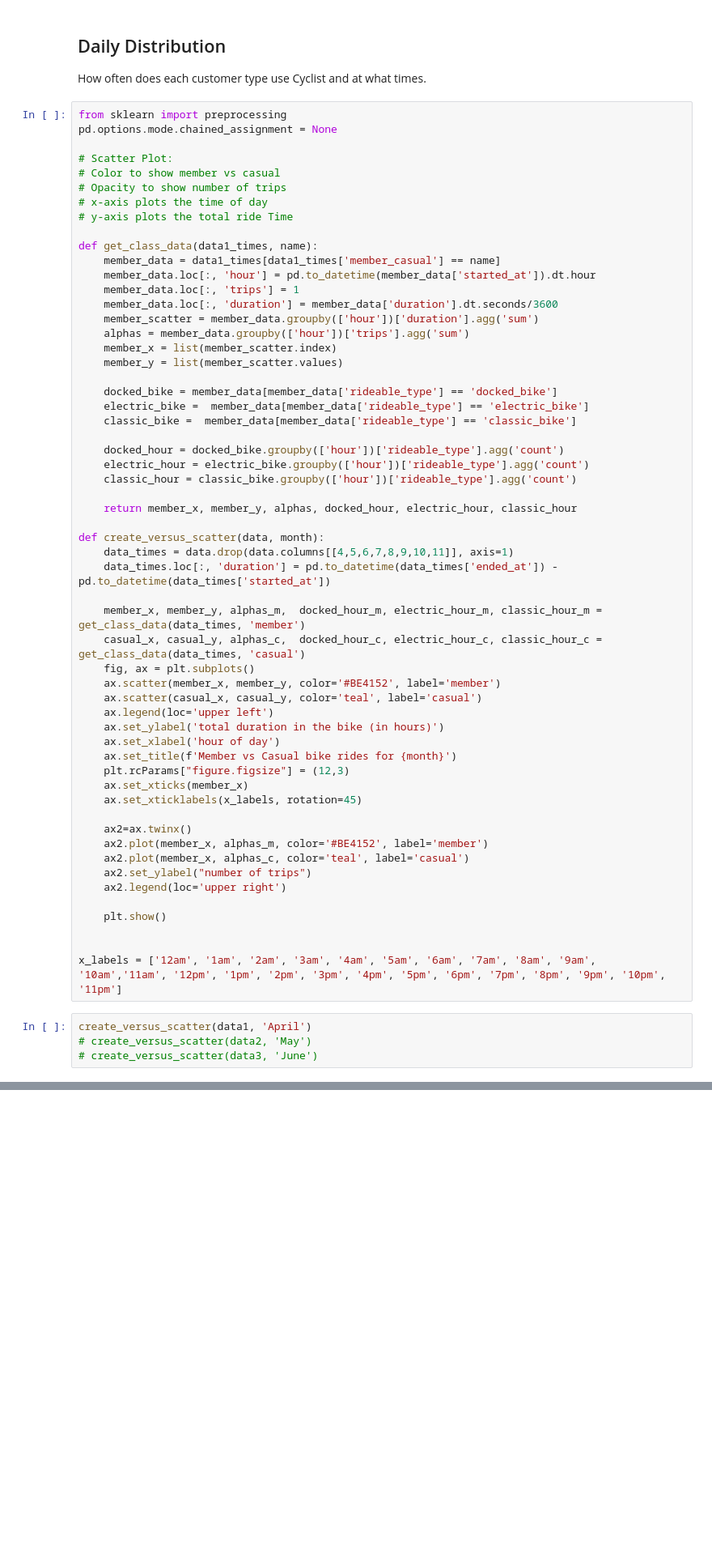
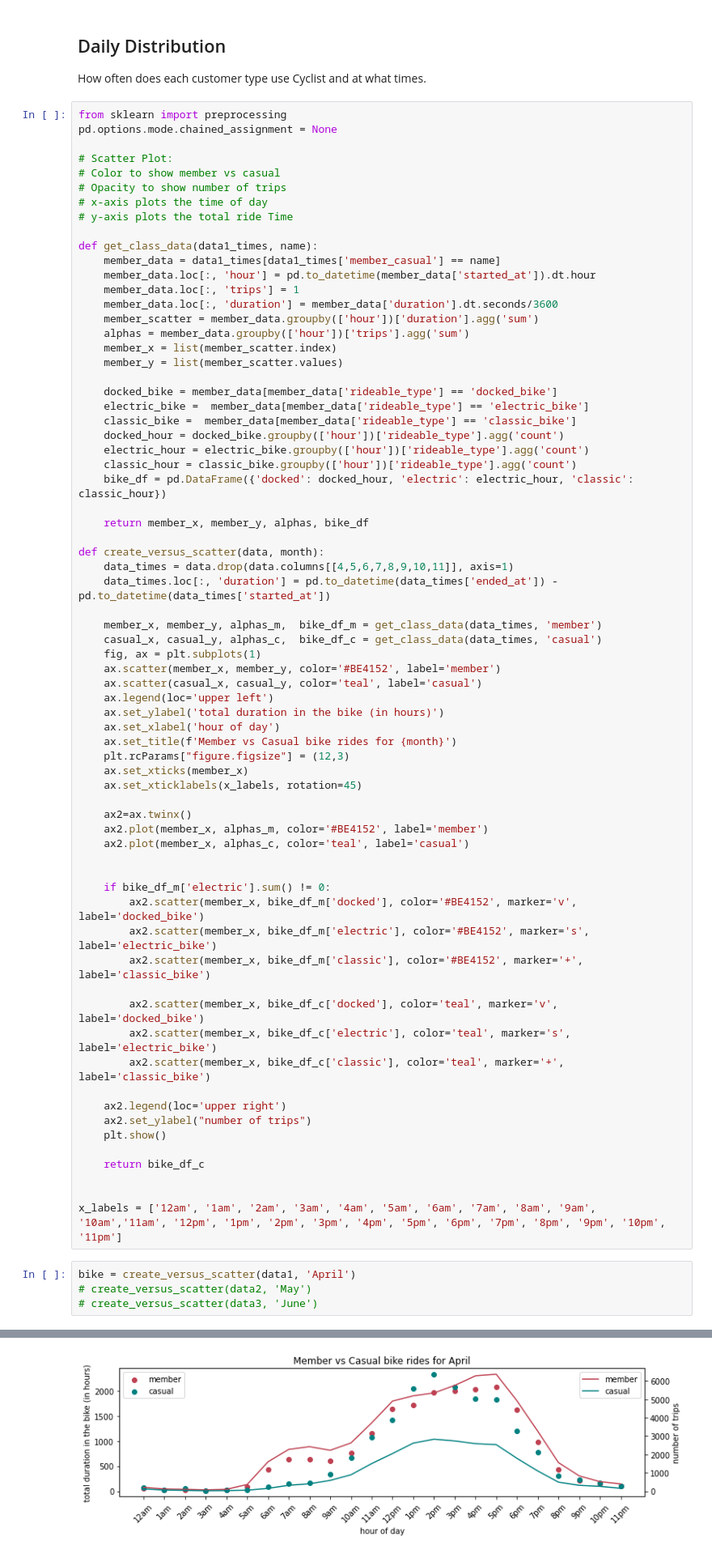
Before and after one commit to Harsh-2420/kaggle, a Jupyter notebook: cyclist-bike-share-analysis/cyclist.ipynb, the cells around one changed output, grey strips where cells are left out. Shown at 81% size. Saved outputs shown, nothing was run; the diff lists cells and outputs as text; blank space fills up the shorter version.

```diff
--- a/cyclist-bike-share-analysis/cyclist.ipynb
+++ b/cyclist-bike-share-analysis/cyclist.ipynb
@@ -119,20 +119,20 @@ def get_class_data(data1_times, name):
     docked_bike = member_data[member_data['rideable_type'] == 'docked_bike']
     electric_bike =  member_data[member_data['rideable_type'] == 'electric_bike']
     classic_bike =  member_data[member_data['rideable_type'] == 'classic_bike']
-
     docked_hour = docked_bike.groupby(['hour'])['rideable_type'].agg('count')
     electric_hour = electric_bike.groupby(['hour'])['rideable_type'].agg('count')
     classic_hour = classic_bike.groupby(['hour'])['rideable_type'].agg('count')
+    bike_df = pd.DataFrame({'docked': docked_hour, 'electric': electric_hour, 'classic': classic_hour})
 
-    return member_x, member_y, alphas, docked_hour, electric_hour, classic_hour
+    return member_x, member_y, alphas, bike_df
 
 def create_versus_scatter(data, month):
     data_times = data.drop(data.columns[[4,5,6,7,8,9,10,11]], axis=1)
     data_times.loc[:, 'duration'] = pd.to_datetime(data_times['ended_at']) - pd.to_datetime(data_times['started_at'])
 
-    member_x, member_y, alphas_m,  docked_hour_m, electric_hour_m, classic_hour_m = get_class_data(data_times, 'member')
-    casual_x, casual_y, alphas_c,  docked_hour_c, electric_hour_c, classic_hour_c = get_class_data(data_times, 'casual')
-    fig, ax = plt.subplots()
+    member_x, member_y, alphas_m,  bike_df_m = get_class_data(data_times, 'member')
+    casual_x, casual_y, alphas_c,  bike_df_c = get_class_data(data_times, 'casual')
+    fig, ax = plt.subplots(1)
     ax.scatter(member_x, member_y, color='#BE4152', label='member')
     ax.scatter(casual_x, casual_y, color='teal', label='casual')
     ax.legend(loc='upper left')
@@ -146,15 +146,27 @@ def create_versus_scatter(data, month):
     ax2=ax.twinx()
     ax2.plot(member_x, alphas_m, color='#BE4152', label='member')
     ax2.plot(member_x, alphas_c, color='teal', label='casual')
+
+
+    if bike_df_m['electric'].sum() != 0:
+        ax2.scatter(member_x, bike_df_m['docked'], color='#BE4152', marker='v', label='docked_bike')
+        ax2.scatter(member_x, bike_df_m['electric'], color='#BE4152', marker='s', label='electric_bike')
+        ax2.scatter(member_x, bike_df_m['classic'], color='#BE4152', marker='+', label='classic_bike')
+
+        ax2.scatter(member_x, bike_df_c['docked'], color='teal', marker='v', label='docked_bike')
+        ax2.scatter(member_x, bike_df_c['electric'], color='teal', marker='s', label='electric_bike')
+        ax2.scatter(member_x, bike_df_c['classic'], color='teal', marker='+', label='classic_bike')
+
+    ax2.legend(loc='upper right')
     ax2.set_ylabel("number of trips")
-    ax2.legend(loc='upper right')
+    plt.show()
 
-    plt.show()
+    return bike_df_c
 
 
 x_labels = ['12am', '1am', '2am', '3am', '4am', '5am', '6am', '7am', '8am', '9am', '10am','11am', '12pm', '1pm', '2pm', '3pm', '4pm', '5pm', '6pm', '7pm', '8pm', '9pm', '10pm', '11pm']
 # %%
-create_versus_scatter(data1, 'April')
+bike = create_versus_scatter(data1, 'April')
 # create_versus_scatter(data2, 'May')
 # create_versus_scatter(data3, 'June')
 # %% [output]
@@ -178,3 +173,4 @@ Name: rideable_type, dtype: int64
+[figure, added]
 # %% [markdown]
 ## Comparing month-to-month data for riders
 What times of the day do riders use Cyclist?
```
Also changed, not shown: parts of 4 cells of this notebook.
